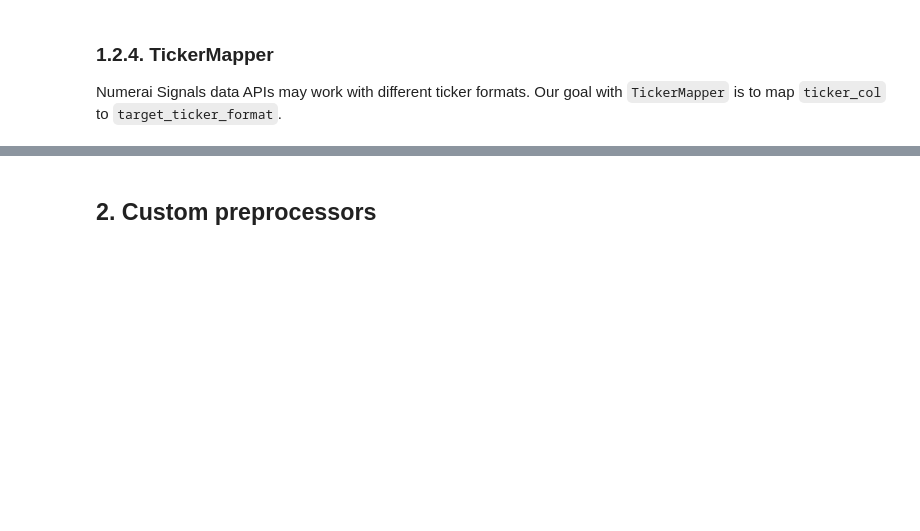
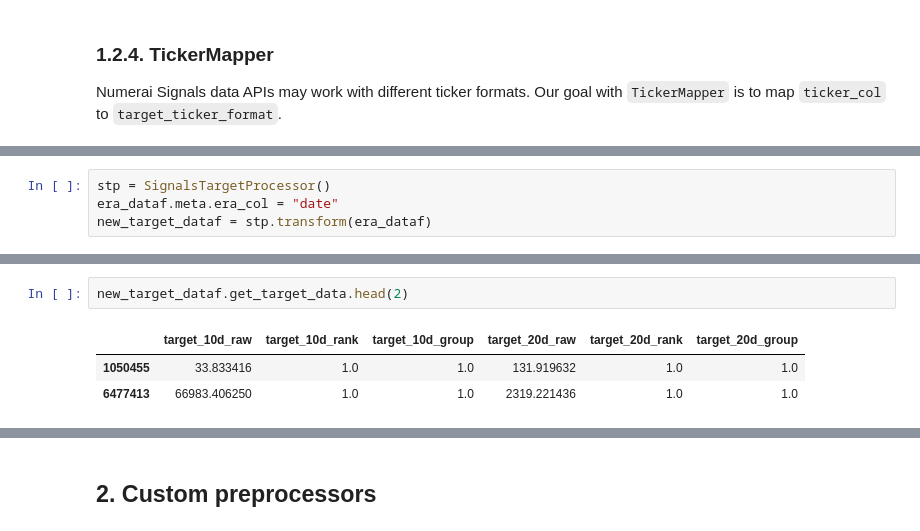
Before and after one commit to crowdcent/numerblox, a Jupyter notebook: nbs/03_preprocessing.ipynb, the cells around one changed output, grey strips where cells are left out. Saved outputs shown, nothing was run; the diff lists cells and outputs as text; blank space fills up the shorter version.

Commit message:
SignalsTargetProcessor

```diff
--- a/nbs/03_preprocessing.ipynb
+++ b/nbs/03_preprocessing.ipynb
@@ -1282,0 +1338,4 @@ mapper.transform(test_dataf)
+# %%
+stp = SignalsTargetProcessor()
+era_dataf.meta.era_col = "date"
+new_target_dataf = stp.transform(era_dataf)
@@ -1282,0 +1348,6 @@ mapper.transform(test_dataf)
+# %%
+new_target_dataf.get_target_data.head(2)
+# %% [output]
+|  | target_10d_raw | target_10d_rank | target_10d_group | target_20d_raw | target_20d_rank | target_20d_group |
+| 1050455 | 33.833416 | 1.0 | 1.0 | 131.919632 | 1.0 | 1.0 |
+| 6477413 | 66983.406250 | 1.0 | 1.0 | 2319.221436 | 1.0 | 1.0 |
```
Also changed, not shown: parts of 25 cells of this notebook, 3 other files.
